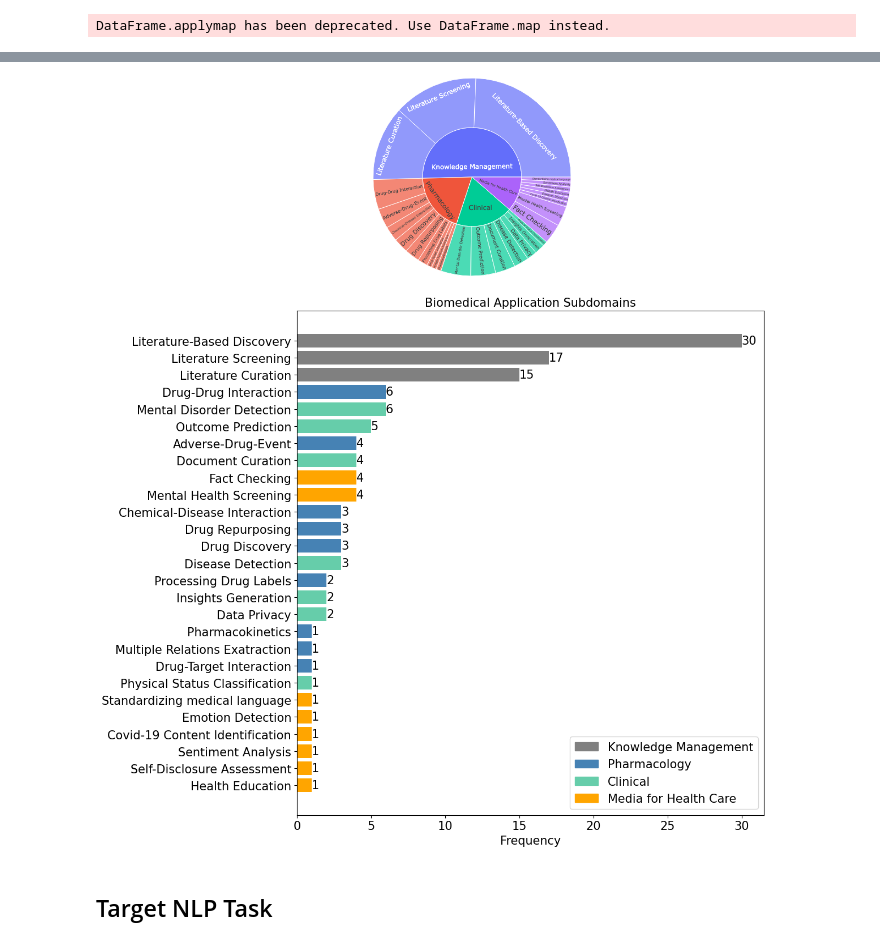
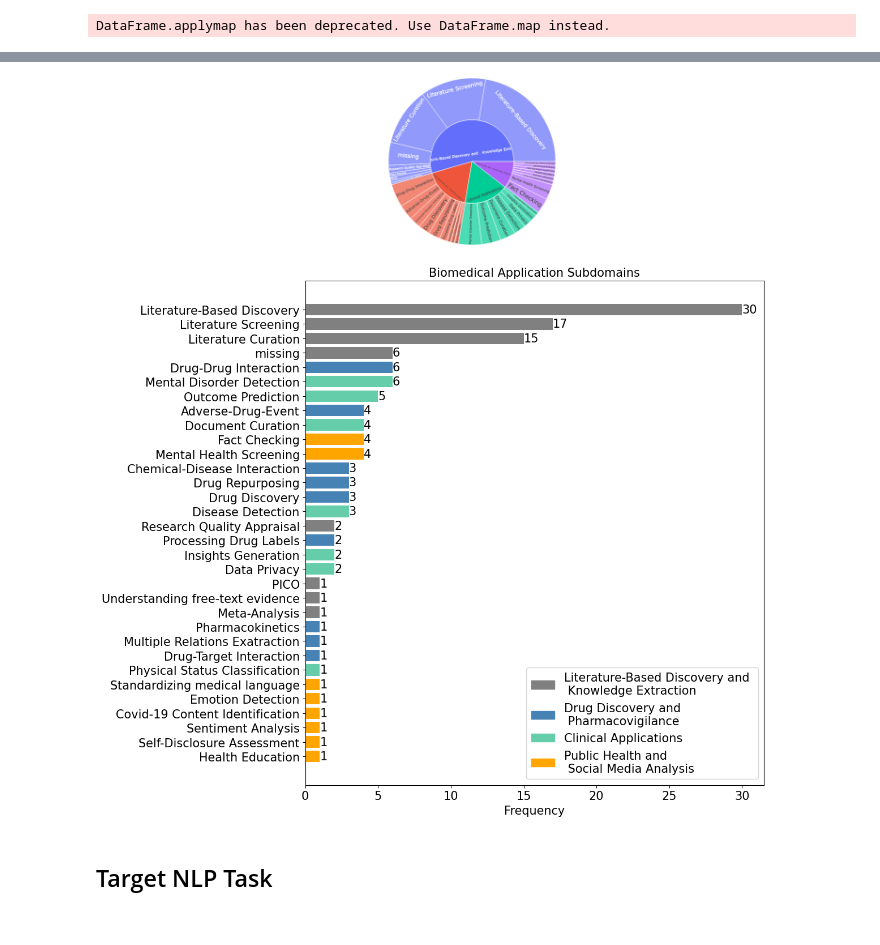
Before and after one commit to Ineichen-Group/LiteratureReview-LLM-Biomedicine, a Jupyter notebook: Literature Review.ipynb, the cells around one changed output, grey strips where cells are left out. Cells and saved outputs as stored; diff of their text form; code cells hidden in the pictures.

```diff
--- a/Literature Review.ipynb
+++ b/Literature Review.ipynb
@@ -1225,3 +1226,17 @@ df[['Biomedical Domain', 'Biomedical Domain Level 1', 'Biomedical Domain Level 2
+# %%
+# Mapping dictionary based on the provided mappings
+mapping = {
+    'Biology': 'Biological Data Analysis',
+    'Clinical': 'Clinical Applications',
+    'Evidence Synthesis': 'Literature-Based Discovery and \n Knowledge Extraction',
+    'General Biomedical Text Mining': 'Methodological Advances in NLP',
+    'Knowledge Management': 'Literature-Based Discovery and \n Knowledge Extraction',
+    'Media for Health Care': 'Public Health and \n Social Media Analysis',
+    'Pharmacology': 'Drug Discovery and \n Pharmacovigilance'
+}
+
+# Replace values in the "Biomedical Domain Level 1" column
+df['Biomedical Domain Level 1'] = df['Biomedical Domain Level 1'].map(mapping)
 # %%
 import textwrap
 # %%
@@ -1271,7 +1286,7 @@ sum(category_counts)
 # %% [output]
 196
 # %%
-filtered_df = df[(df['Biomedical Domain Level 1'] == 'Knowledge Management') | (df['Biomedical Domain Level 1'] == 'Pharmacology') | (df['Biomedical Domain Level 1'] == 'Media for Health Care')| (df['Biomedical Domain Level 1'] == 'Clinical')]
+filtered_df = df[(df['Biomedical Domain Level 1'] == 'Literature-Based Discovery and \n Knowledge Extraction') | (df['Biomedical Domain Level 1'] == 'Drug Discovery and \n Pharmacovigilance') | (df['Biomedical Domain Level 1'] == 'Public Health and \n Social Media Analysis')| (df['Biomedical Domain Level 1'] == 'Clinical Applications')]
 filtered_df = filtered_df.applymap(lambda x: x.strip() if isinstance(x, str) else x)
 filtered_df['Biomedical Domain Level 2'].fillna("missing", inplace=True)
 # %% [output]
@@ -1308,7 +1321,7 @@ fig.update_layout(margin=dict(t=0, l=0, r=0, b=0))
 # Show the chart
 fig.show()
 # %% [output]
-[figure, old version]
+[figure, new version]
 # %%
 from collections import defaultdict
 
@@ -1326,7 +1339,7 @@ categories = {lvl1: sorted(lvl2.items(), key=lambda item: item[1], reverse=True)
 import matplotlib.pyplot as plt
 
 # Define colors for each main category
-category_colors = {'Knowledge Management': 'gray', 'Pharmacology': 'steelblue', 'Clinical': 'mediumaquamarine', 'Media for Health Care': 'orange'}
+category_colors = {'Literature-Based Discovery and \n Knowledge Extraction': 'gray', 'Drug Discovery and \n Pharmacovigilance': 'steelblue', 'Clinical Applications': 'mediumaquamarine', 'Public Health and \n Social Media Analysis': 'orange'}
 
 # Create the figure and the axes with increased figure size
 fig, ax = plt.subplots(figsize=(12, 10))
@@ -1346,34 +1359,34 @@ for subcat, value in reversed(sorted_items):
             bar = ax.barh(subcat, value, color=category_colors[category])
             # Display the value at the end of each bar using the bar width
             bar_width = bar[0].get_width()
             # Use the bar's y-coordinate for text placement
             bar_y = bar[0].get_y() + bar[0].get_height() / 2
             ax.text(bar_width, bar_y, str(value), va='center', color='black', fontsize=15)  # Set the text size to 15
 
 # Set the title of the chart with font size
 ax.set_title('Biomedical Application Subdomains', fontsize=15)
 
 # Add a legend for the colors
 handles = [plt.Rectangle((0, 0), 1, 1, color=color, label=category) for category, color in category_colors.items()]
 ax.legend(handles=handles, loc='lower right', fontsize=15)  # Set the legend font size to 15
 
 # Set the x-axis label
 ax.set_xlabel('Frequency', fontsize=15)  # Set the x-axis label and font size
 
 # Show the x-axis labels and title
 ax.xaxis.set_visible(True)
 
 # Set the font size for x-axis and y-axis labels
 ax.tick_params(axis='both', labelsize=15)
 
 plt.tight_layout()  # Adjust subplot spacing to avoid cutting off labels
 
 plt.savefig('viz/number_of_papers_subdomain_count_2024.pdf'.format(top_n))
 
 # Show the plot
 plt.show()
 # %% [output]
-[figure, old version]
+[figure, new version]
 # %% [markdown]
 ## Target NLP Task
 # %%
```
Also changed, not shown: parts of 42 cells of this notebook.
